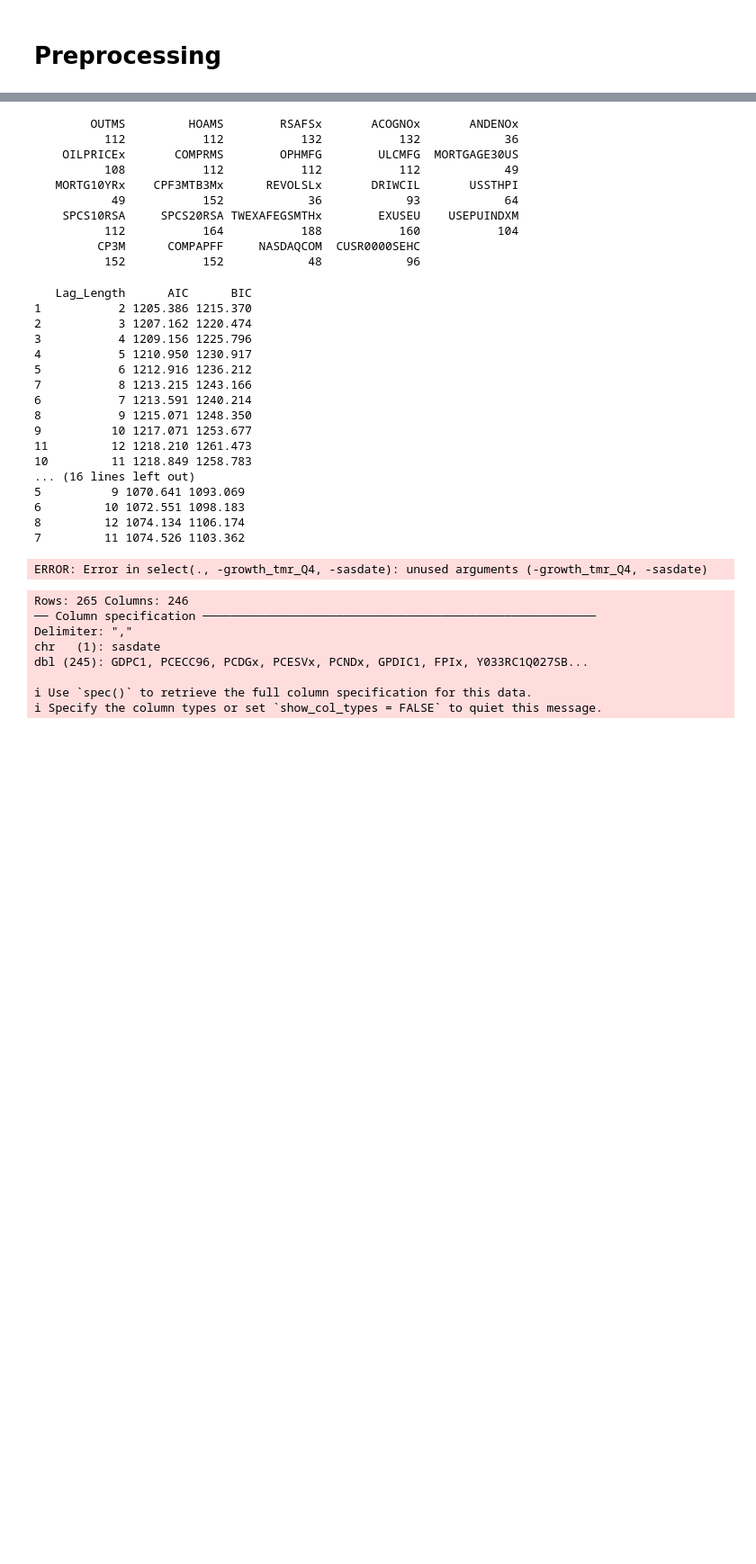
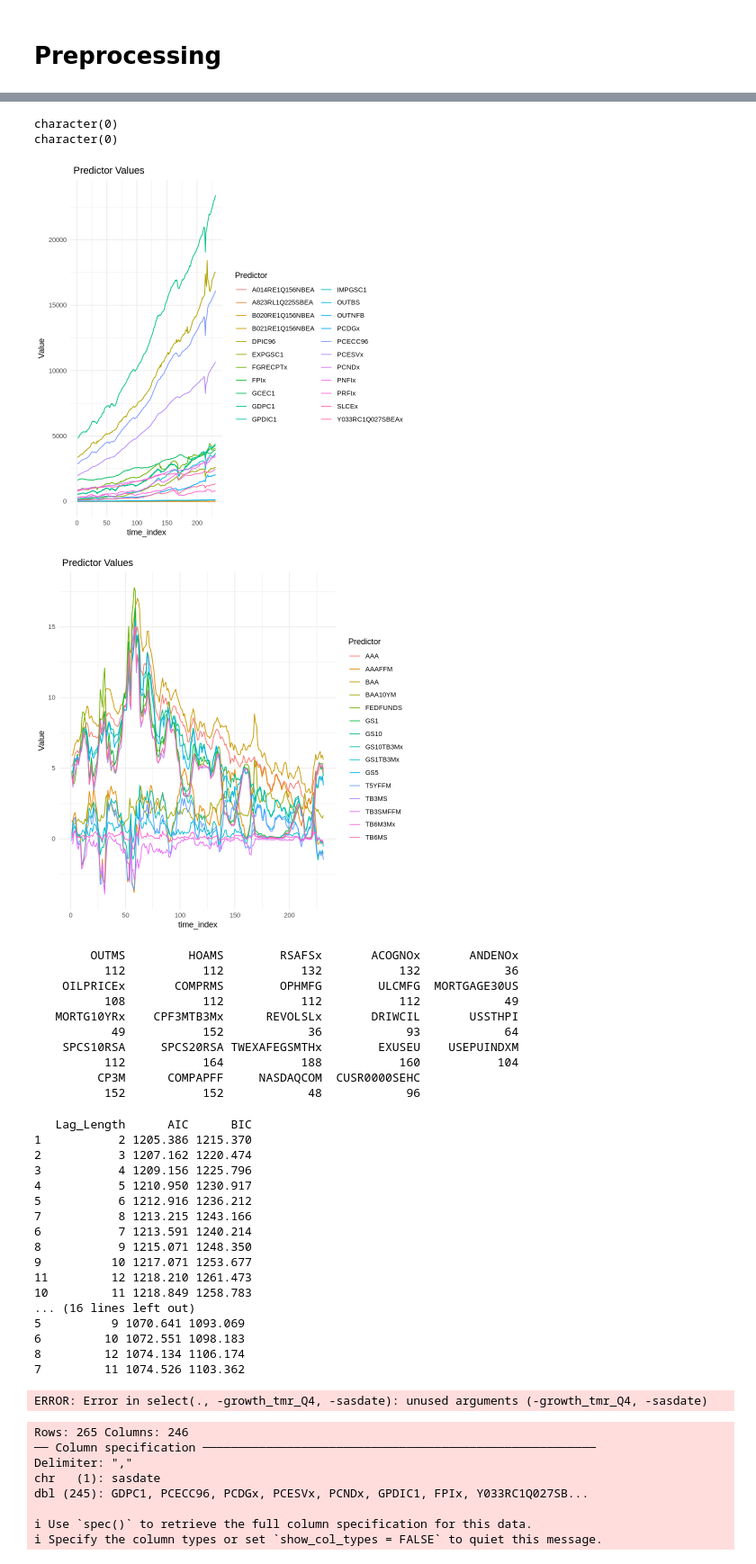
Before and after one commit to zixuantan/Databusters, a Jupyter notebook: NUS_DSESC_DATABUSTERS_XX.ipynb, the cells around one changed output, grey strips where cells are left out. Shown: that part at 90% size. Saved outputs shown, nothing was run; the diff lists cells and outputs as text; code cells hidden in the pictures; blank space fills up the shorter version.

Commit message:
Updated Data Preprocessing

```diff
--- a/NUS_DSESC_DATABUSTERS_XX.ipynb
+++ b/NUS_DSESC_DATABUSTERS_XX.ipynb
@@ -2,3 +2,76 @@
 <a href="https://colab.research.google.com/github/zixuantan/Databusters/blob/main/NUS_DSESC_DATABUSTERS_XX.ipynb" target="_parent"><img src="https://colab.research.google.com/assets/colab-badge.svg" alt="Open In Colab"/></a>
 # %% [markdown]
 # Preprocessing
+# %%
+url <- 'https://raw.githubusercontent.com/zixuantan/Databusters/refs/heads/main/Quarterly%20Data.csv'
+
+# Read the CSV file
+quarterly <- read.csv(url)
+Q_data = quarterly[3:nrow(quarterly),]
+
+
+#################
+# data cleaning #
+#################
+missing_values <- colSums(is.na(Q_data))
+missing_values[missing_values > 32]
+# from the summary, i discovered some variables with close to (or even more than) half of the obs being NA
+# i decided to remove those with more than 32NAs, so that's 24 predictors --> good balance between number
+# of predictors and observations removed
+
+# moreover, looking through many of these 24 predictors, they seem to be highly correlated with some
+# other predictors, so it is justifiable to remove them (find 2 e.g., add in abit of economic explanation)
+
+#removing 24 predictors
+# Step 1: Find columns with more than 32 NAs
+columns_to_remove <- names(missing_values[missing_values > 32])  # Columns with more than 32 NAs
+
+# Step 2: Remove those columns from the dataset
+data_cleaned <- Q_data[, !(names(Q_data) %in% columns_to_remove)]
+
+#Remove the 32 rows with NA values
+# Find the last row's index
+last_row_index <- nrow(data_cleaned)
+
+#Remove rows with NA values, except for the last row
+data_cleaned <- data_cleaned[complete.cases(data_cleaned) | rownames(data_cleaned) == rownames(data_cleaned)[last_row_index], ]
+
+
+data_cleaned$GDP_an_growth <- c(0, diff(log(data_cleaned$GDPC1)*400))
+
+
+data_plot <- data_cleaned
+data_plot$time_index <- seq_len(nrow(data_plot))
+
+library(dplyr)
+library(ggplot2)
+library(tidyr)
+
+
+
+plot_trajectories <- function(df, time_col, predictor_names) {
+  df_long <- df %>%
+    pivot_longer(all_of(predictor_names), names_to = "Predictor", values_to = "Value")
+
+  ggplot(df_long, aes(x = .data[[time_col]], y = Value, color = Predictor)) +
+    geom_line() +
+    labs(x = time_col, y = "Value", title = " Predictor Values") +
+    theme_minimal()
+}
+
+predictors_1 <- c("GDPC1", "PCECC96", "PCDGx", "PCESVx", "PCNDx", "GPDIC1", "FPIx", "Y033RC1Q027SBEAx",
+                  "PNFIx", "PRFIx", "A014RE1Q156NBEA", "GCEC1", "A823RL1Q225SBEA", "FGRECPTx", "SLCEx",
+                  "EXPGSC1", "IMPGSC1", "DPIC96", "OUTNFB", "OUTBS", "B020RE1Q156NBEA", "B021RE1Q156NBEA")
+
+
+predictors_8 <- c('FEDFUNDS', 'TB3MS', 'TB6MS', 'GS1', 'GS10', 'AAA', 'BAA', 'BAA10YM',
+                  'TB6M3Mx', 'GS1TB3Mx', 'GS10TB3Mx', 'GS5', 'TB3SMFFM', 'T5YFFM', 'AAAFFM')
+
+missing_vars <- setdiff(predictors_1, colnames(data_plot))
+print(missing_vars)
+plot_trajectories(data_plot, "time_index", predictors_1)
+
+missing_vars <- setdiff(predictors_8, colnames(data_plot))
+print(missing_vars)
+plot_trajectories(data_plot, "time_index", predictors_8)
+# %% [output]
@@ -5,3 +88,7 @@
+character(0)
+character(0)
+[figure, added]
+[figure, added]
 # %%
 # Set the URL of the CSV file
 url <- 'https://raw.githubusercontent.com/zixuantan/Databusters/refs/heads/main/Quarterly%20Data.csv'
```
Also changed, not shown: parts of 1 cell of this notebook.
